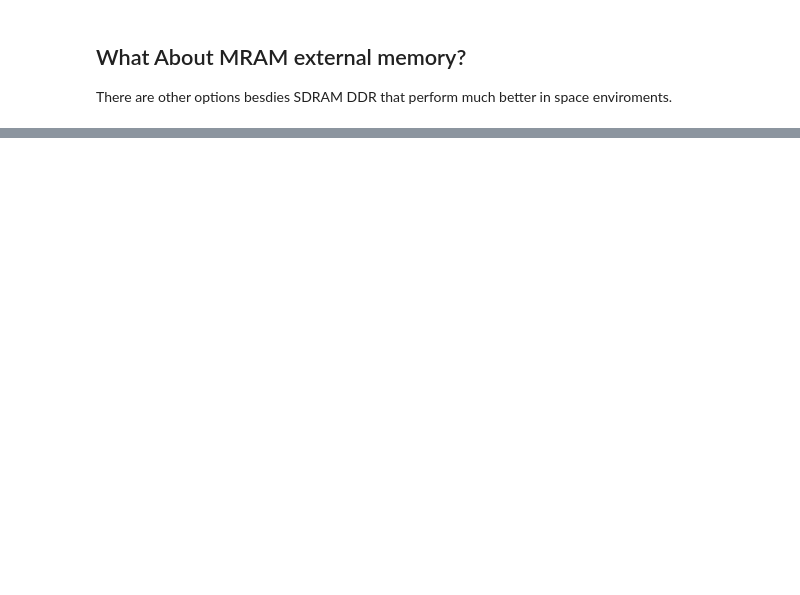
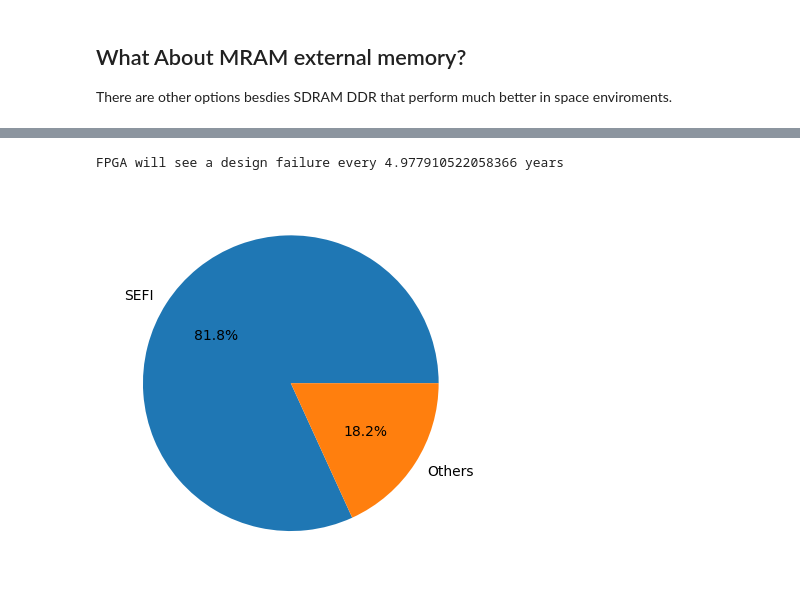
Before and after one commit to AEW2015/fpga-colab, a Jupyter notebook: xqrku060_FMECA.ipynb, the cells around one changed output, grey strips where cells are left out. Drawn from its saved outputs; the diff is of its cells as text; code cells hidden in the pictures; blank space fills up the shorter version.

```diff
--- a/xqrku060_FMECA.ipynb
+++ b/xqrku060_FMECA.ipynb
@@ -965,0 +980,16 @@ There are other options besdies SDRAM DDR that perform much better in space envi
+# %%
+Other_design_day = 1E-4
+Full_design_day =  SEFI_design_day+Other_design_day
+print("FPGA will see a design failure every {0} years".format(1/Full_design_day/365.25))
+TMR_GEO_MTTF = 1/Full_design_day
+# %% [output]
+FPGA will see a design failure every 4.977910522058366 years
+# %%
+labels = 'SEFI','Others'
+sizes = [SEFI_design_day,Other_design_day]
+
+fig, ax = plt.subplots()
+ax.pie(sizes, labels=labels, autopct='%1.1f%%')
+plt.show()
+# %% [output]
+[figure, added]
```
Also changed, not shown: parts of 37 cells of this notebook.
